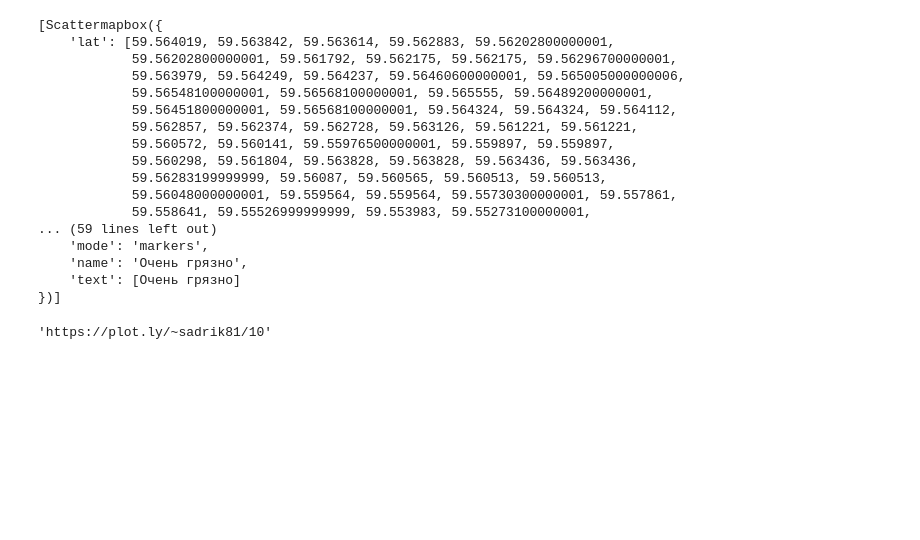
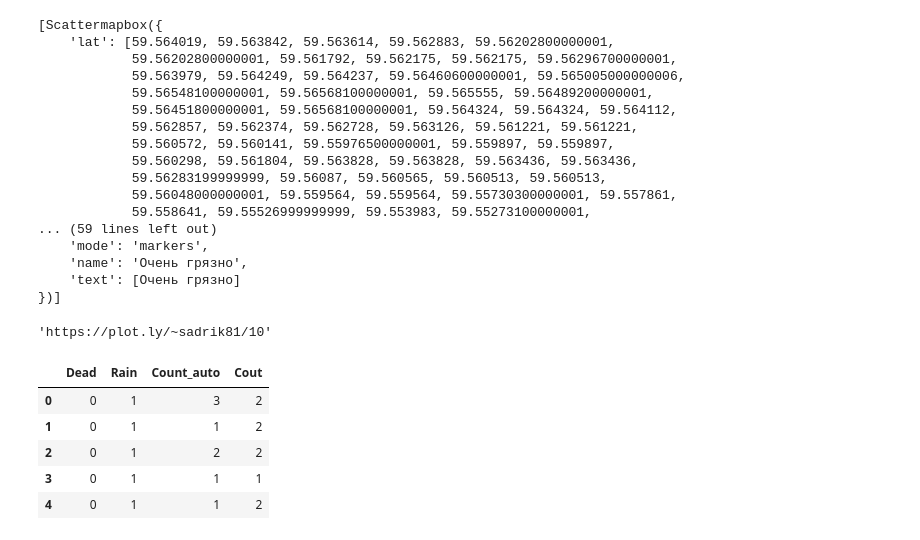
Before and after one commit to guleroman/hackgatchina, a Jupyter notebook: microblog/Data_visual.ipynb, the cells around one changed output. Saved outputs shown, nothing was run; the diff lists cells and outputs as text; code cells hidden in the pictures; blank space fills up the shorter version.

```diff
--- a/microblog/Data_visual.ipynb
+++ b/microblog/Data_visual.ipynb
@@ -354,3 +354,18 @@ py.plot(fig, filename='litter.html')
     'text': [Очень грязно]
 })]
 'https://plot.ly/~sadrik81/10'
+# %%
+import plotly.plotly as py
+import plotly.graph_objs as go
+
+import pandas as pd
+
+df = pd.read_csv('DTP.csv', sep=';')
+df.head()
+# %% [output]
+|  | Dead | Rain | Count_auto | Cout |
+| 0 | 0 | 1 | 3 | 2 |
+| 1 | 0 | 1 | 1 | 2 |
+| 2 | 0 | 1 | 2 | 2 |
+| 3 | 0 | 1 | 1 | 1 |
+| 4 | 0 | 1 | 1 | 2 |
```
Also changed, not shown: parts of 2 cells of this notebook, 8 other files.
